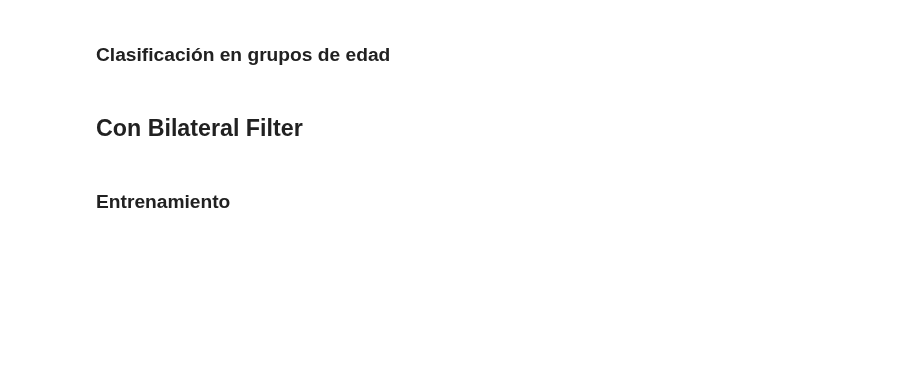
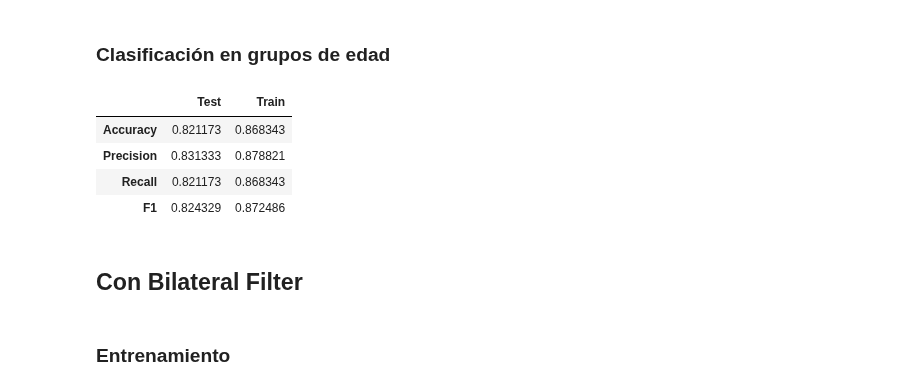
Before and after one commit to danib08/Reconocimiento-de-Patrones, a Jupyter notebook: Proyecto2.ipynb, the cells around one changed output. Drawn from its saved outputs; the diff is of its cells as text; code cells hidden in the pictures; blank space fills up the shorter version.

```diff
--- a/Proyecto2.ipynb
+++ b/Proyecto2.ipynb
@@ -497,25 +538,31 @@ df_test.head(10)
 # %%
 y_pred_group = []
 y_train_pred_group = []
 
 y_pred_group = encode_ages(y_pred_group, y_pred)
 y_train_pred_group = encode_ages(y_train_pred_group, y_pred_train)
 
-accuracy = accuracy_score(y_test_raw_group, y_pred_group)
-precision = precision_score(y_test_raw_group, y_pred_group, average='weighted')
-recall = recall_score(y_test_raw_group, y_pred_group, average='weighted')
-f1 = f1_score(y_test_raw_group, y_pred_group, average='weighted')
+cnn1_raw_accuracy = accuracy_score(y_test_raw_group, y_pred_group)
+cnn1_raw_precision = precision_score(y_test_raw_group, y_pred_group, average='weighted')
+cnn1_raw_recall = recall_score(y_test_raw_group, y_pred_group, average='weighted')
+cnn1_raw_f1 = f1_score(y_test_raw_group, y_pred_group, average='weighted')
 
 accuracy_train = accuracy_score(y_train_raw_group, y_train_pred_group)
 precision_train = precision_score(y_train_raw_group, y_train_pred_group, average='weighted')
 recall_train = recall_score(y_train_raw_group, y_train_pred_group, average='weighted')
 f1_train = f1_score(y_train_raw_group, y_train_pred_group, average='weighted')
 
 results = pd.DataFrame()
-results['Test'] = [accuracy, precision, recall, f1]
+results['Test'] = [cnn1_raw_accuracy, cnn1_raw_precision, cnn1_raw_recall, cnn1_raw_f1]
 results['Train'] = [accuracy_train, precision_train, recall_train, f1_train]
 results.index = ['Accuracy', 'Precision', 'Recall', 'F1']
 results
+# %% [output]
+|  | Test | Train |
+| Accuracy | 0.821173 | 0.868343 |
+| Precision | 0.831333 | 0.878821 |
+| Recall | 0.821173 | 0.868343 |
+| F1 | 0.824329 | 0.872486 |
 # %% [markdown]
 ## Con Bilateral Filter
 # %% [markdown]
```
Also changed, not shown: parts of 15 cells of this notebook.
